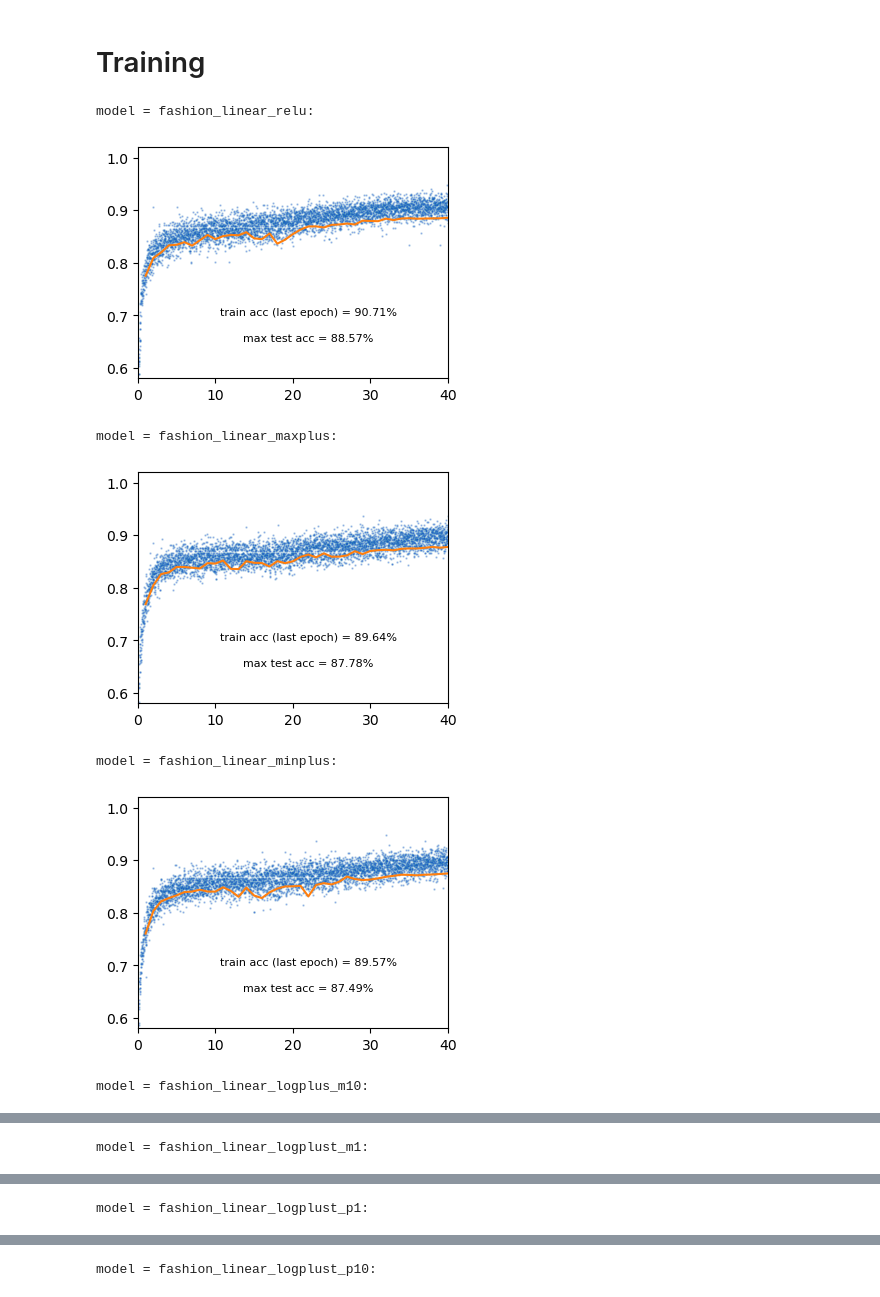
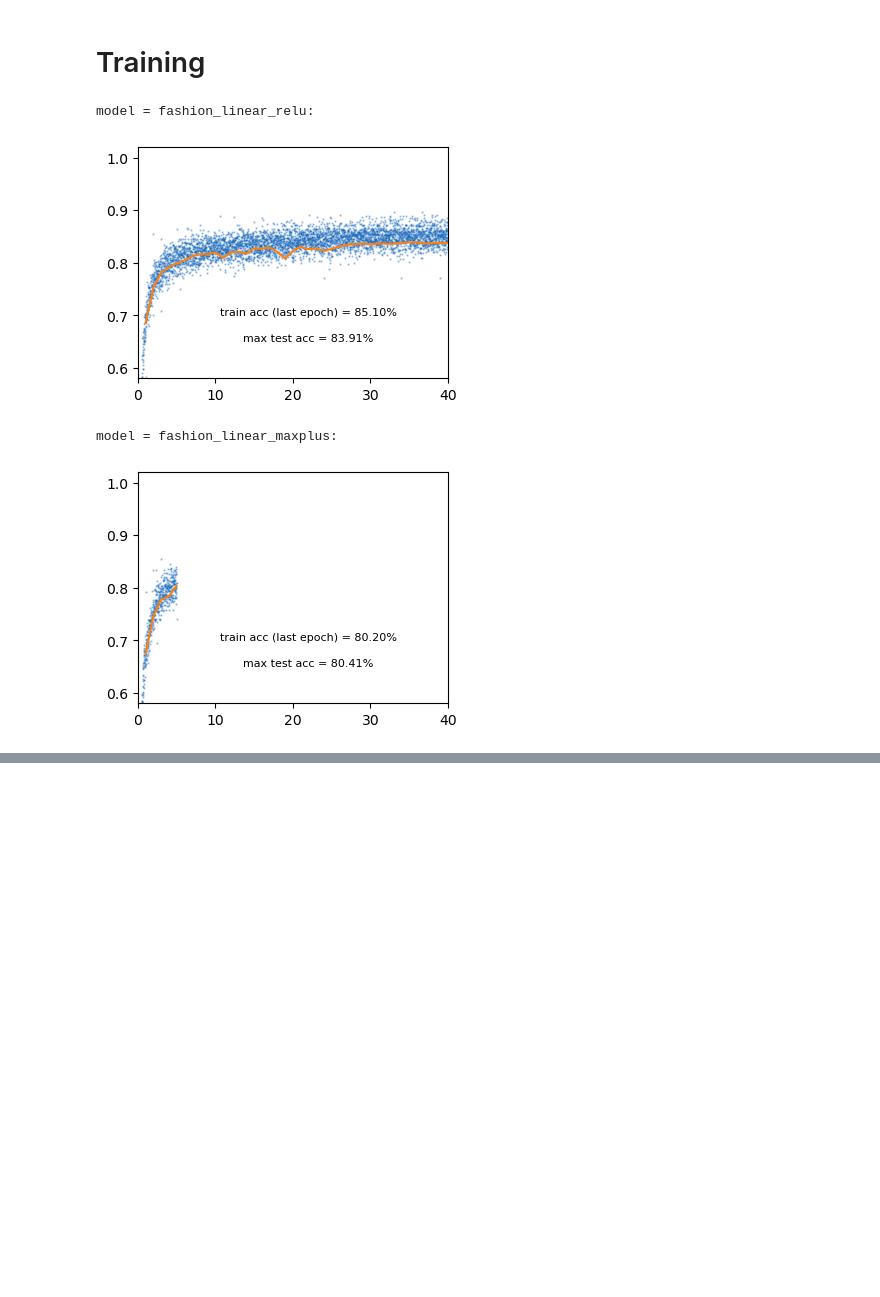
Before and after one commit to bmnsmets/semitorch, a Jupyter notebook: experiments/article-fullyconnected-fashion.ipynb, the cells around one changed output, grey strips where cells are left out. Cells and saved outputs as stored; diff of their text form; code cells hidden in the pictures; blank space fills up the shorter version.

Commit message:
fc fashion experiment, OK results

```diff
--- a/experiments/article-fullyconnected-fashion.ipynb
+++ b/experiments/article-fullyconnected-fashion.ipynb
@@ -150,7 +151,7 @@ class LinearReLU(nn.Module):
         return self.head(y)
 
     def get_optimizer_and_scheduler(self, epochs: int, steps_per_epoch: int):
-        lr = 1e-2
+        lr = 8e-3
         optimizer = torch.optim.AdamW(self.parameters(), lr=lr, weight_decay=0.01)
         #optimizer = torch.optim.SGD(self.parameters(), lr=lr, weight_decay=0.01, momentum=0.95)
         scheduler = torch.optim.lr_scheduler.OneCycleLR(
@@ -300,8 +301,8 @@ class LinearLogPlus(nn.Module):
         return self.head(y)
 
     def get_optimizer_and_scheduler(self, epochs: int, steps_per_epoch: int):
-        lin_lr = 8e-4 #4e-4 #/ np.abs(self.mu)
-        log_lr = 4e-3 #4e-4 #/ np.abs(self.mu)
+        lin_lr = 8e-3 #4e-4 #/ np.abs(self.mu)
+        log_lr = 1e-2 #4e-4 #/ np.abs(self.mu)
         linear_params = chain(
             self.stem.parameters(),
             self.layer1[0].parameters(),
@@ -421,7 +422,7 @@ def train(model, device, trainloader, testloader, optimizer, scheduler, loss, ep
     plt.close(fig)
     return sum(trainaccs[-epoch_len:]) / len(trainaccs[-epoch_len:]), max(accs)
 # %%
-fashion_model_width = 32 # must be even for the number of parameters to match
+fashion_model_width = 8 # must be even for the number of parameters to match
 
 fashion_linear_relu = LinearReLU(
     fashion_num_features, fashion_num_classes, width=fashion_model_width
@@ -468,36 +469,33 @@ fashion_models = [
     fashion_linear_logplus_p10,
 ]
 
 fashion_models = [m.to(device) for m in fashion_models]
 
 loss = nn.CrossEntropyLoss()
 epochs = 40
 
 fashion_train100accs = []
 fashion_testaccs = []
 for im, m in enumerate(fashion_models):
     optimizer, scheduler = m.get_optimizer_and_scheduler(epochs, len(fashion_train_loader))
     print(f"\n\nmodel = {m.tag}:")
     train100acc, testacc = train(
         m,
         device,
         fashion_train_loader,
         fashion_test_loader,
         optimizer,
         scheduler,
         loss,
         epochs
     )
     fashion_train100accs.append(train100acc)
     fashion_testaccs.append(testacc)
 
 print(f"train accuracies (last epoch): {fashion_train100accs}")
 print(f"test accuracies: {fashion_testaccs}")
 # %% [output]
 model = fashion_linear_relu:
-[figure, old version]
+[figure, new version]
 model = fashion_linear_maxplus:
-[figure, old version]
+[figure, new version]
-model = fashion_linear_minplus:
-[figure, removed]
-model = fashion_linear_logplus_m10:
@@ -505 +501,0 @@ model = fashion_linear_logplus_m10:
-model = fashion_linear_logplust_m1:
@@ -507 +501,0 @@ model = fashion_linear_logplust_m1:
-model = fashion_linear_logplust_p1:
@@ -509 +501,0 @@ model = fashion_linear_logplust_p1:
-model = fashion_linear_logplust_p10:
```
Also changed, not shown: parts of 2 cells of this notebook.
